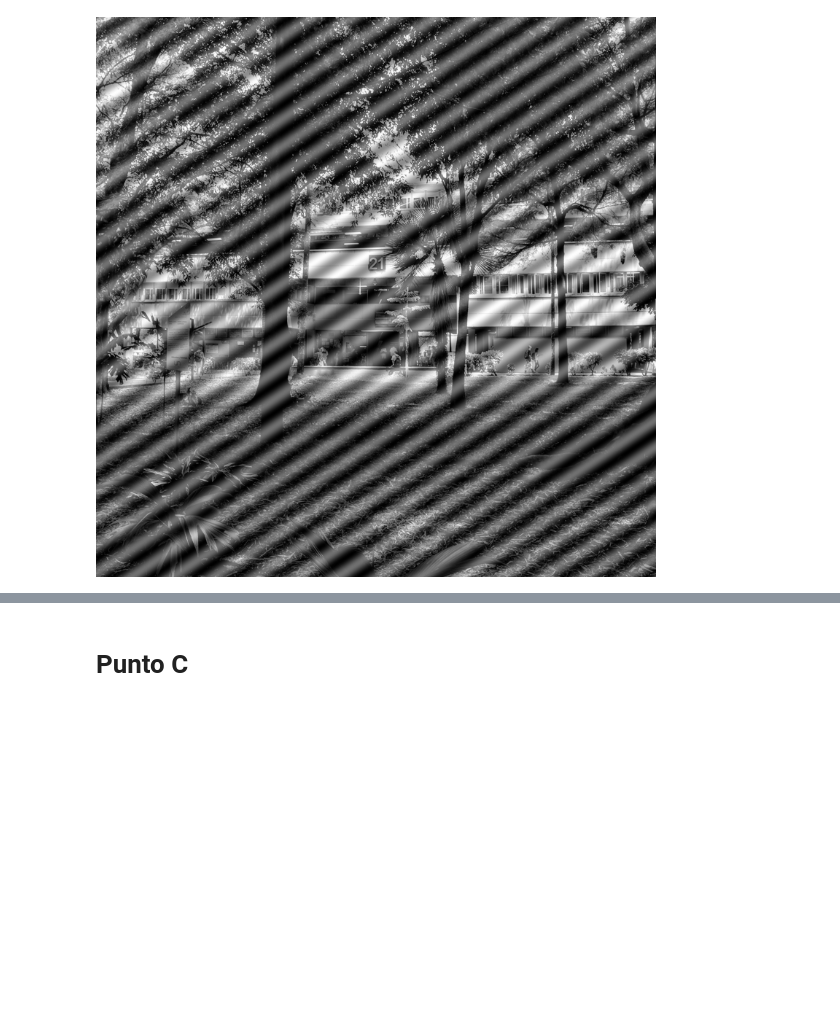
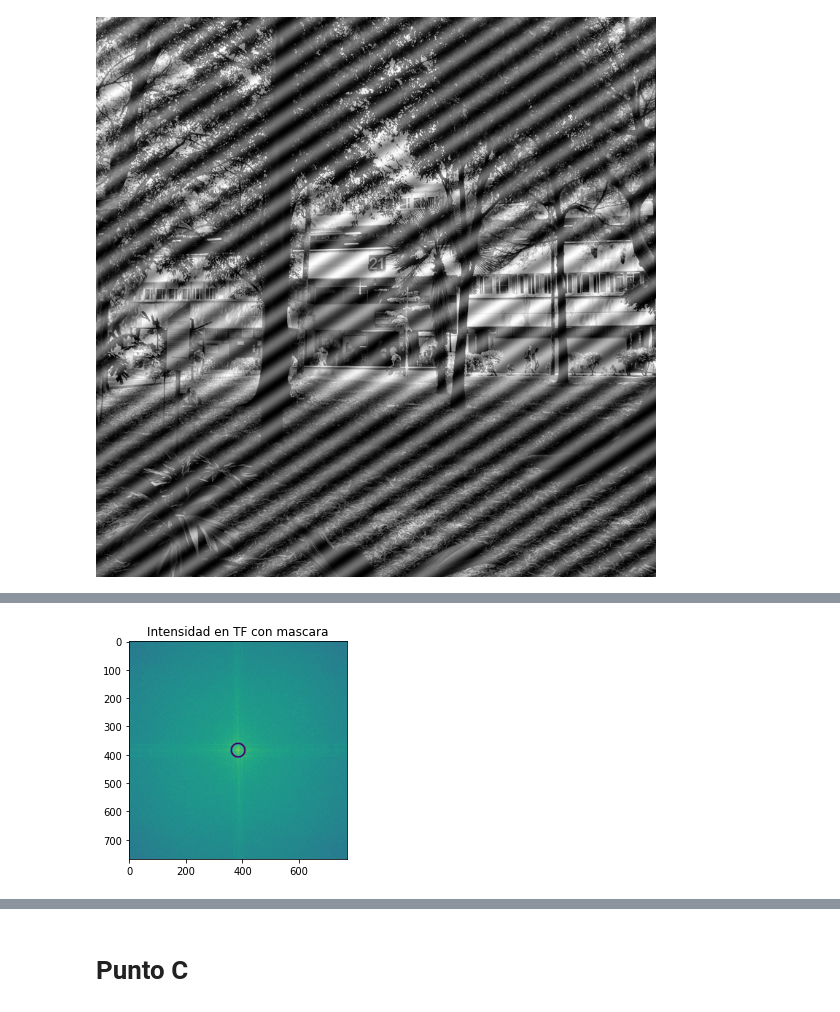
Before and after one commit to Gafut98/Instumentos-Opticos, a Jupyter notebook: Primera Entrega Instrumentos Opticos-Copy1.ipynb, the cells around one changed output, grey strips where cells are left out. Cells and saved outputs as stored; diff of their text form; code cells hidden in the pictures; blank space fills up the shorter version.

```diff
--- a/Primera Entrega Instrumentos Opticos-Copy1.ipynb
+++ b/Primera Entrega Instrumentos Opticos-Copy1.ipynb
@@ -127,6 +115,0 @@ ploteo_complejo(fft_o1,"I",0)
-# %%
-fft_img2=np.fft.fftn(bloque21)
-fft_img1=np.fft.fftshift(fft_img2)
-fft_o=np.fft.ifftn(fft_img1)
-
-y=ploteo_complejo(fft_o,"A",0) #trasnformada por transformada inversa
@@ -156 +142,9 @@ plt.show()
+# %%
+#Observacion de mascara para saber que radio es necesario para eliminar las frecuencias
+plt.figure()
+plt.title("Intensidad en TF con mascara")
+plt.imshow(np.log(abs(fft_img1))*mask2)
+plt.show()
+# %% [output]
+[figure, added]
 # %%
```
Also changed, not shown: parts of 13 cells of this notebook, 5 other files.
